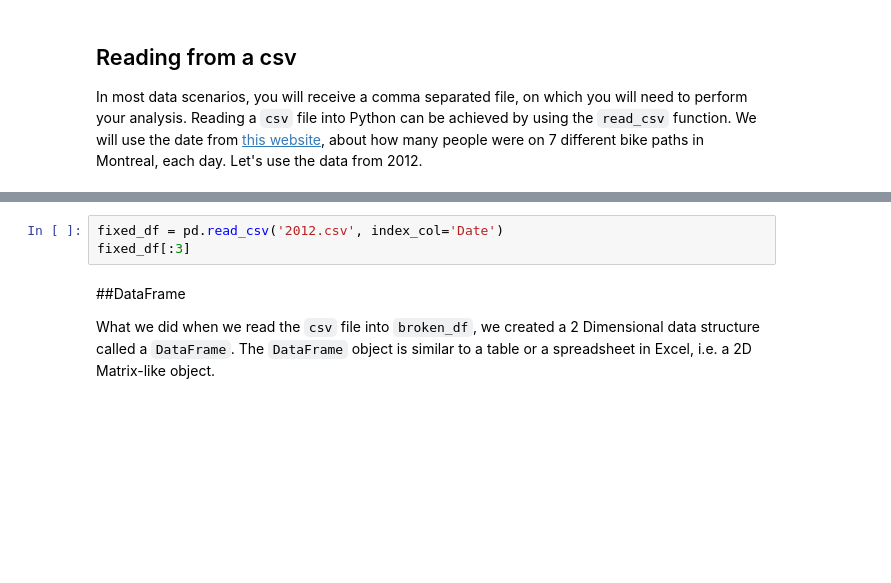
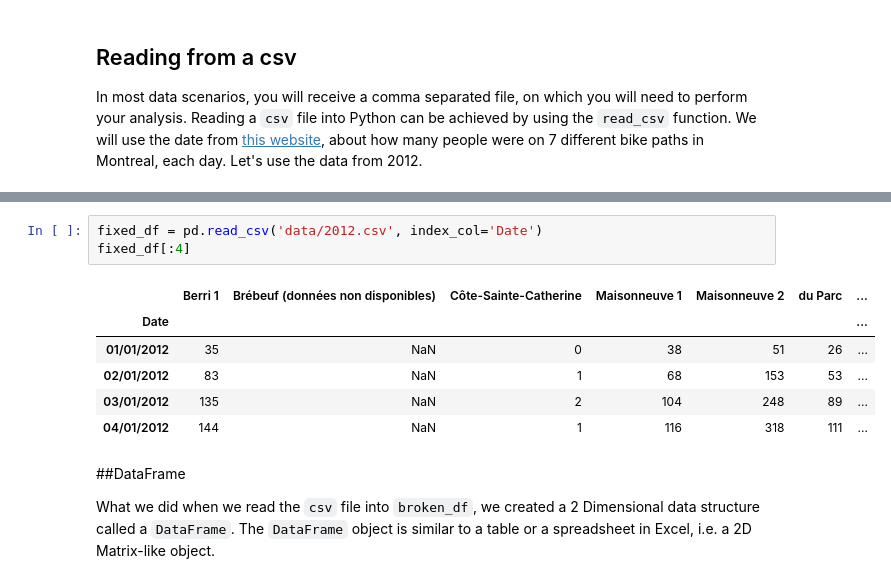
Before and after one commit to MRossol/python-sp16, a Jupyter notebook: lessons/pandas-working.ipynb, the cells around one changed output, grey strips where cells are left out. Cells and saved outputs as stored; diff of their text form; blank space fills up the shorter version.

```diff
--- a/lessons/pandas-working.ipynb
+++ b/lessons/pandas-working.ipynb
@@ -304,6 +308,13 @@ OSError: File b'2012.csv' does not exist
 # %%
-fixed_df = pd.read_csv('2012.csv', index_col='Date')
-fixed_df[:3]
+fixed_df = pd.read_csv('data/2012.csv', index_col='Date')
+fixed_df[:4]
+# %% [output]
+|  | Berri 1 | Brébeuf (données non disponibles) | Côte-Sainte-Catherine | Maisonneuve 1 | Maisonneuve 2 | du Parc | ... |
+| Date |  |  |  |  |  |  | ... |
+| 01/01/2012 | 35 | NaN | 0 | 38 | 51 | 26 | ... |
+| 02/01/2012 | 83 | NaN | 1 | 68 | 153 | 53 | ... |
+| 03/01/2012 | 135 | NaN | 2 | 104 | 248 | 89 | ... |
+| 04/01/2012 | 144 | NaN | 1 | 116 | 318 | 111 | ... |
 # %% [markdown]
 <a id='df'></a>
 ##DataFrame
```
Also changed, not shown: parts of 60 cells of this notebook, 3 other files.
